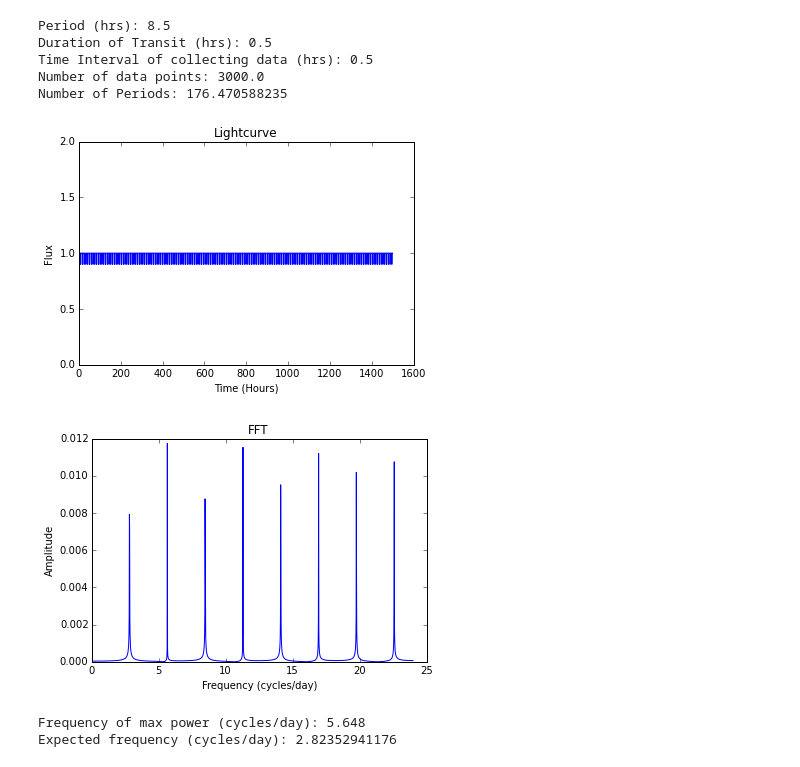
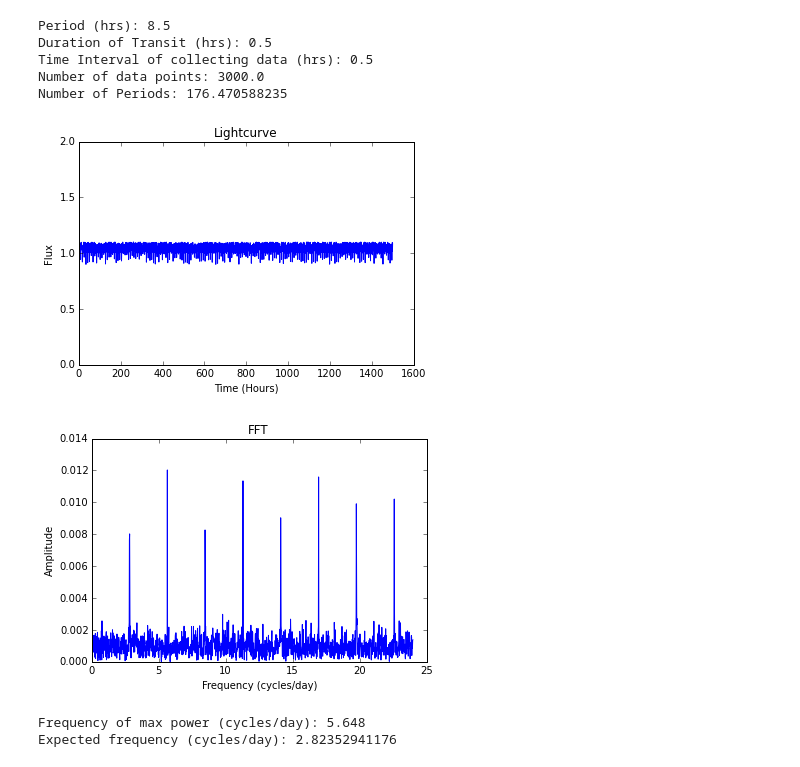
Before and after one commit to dianadianadiana/FFT, a Jupyter notebook: flux_function.ipynb, the cells around one changed output. Cells and saved outputs as stored; diff of their text form; code cells hidden in the pictures.

Commit message:
added scatter

```diff
--- a/flux_function.ipynb
+++ b/flux_function.ipynb
@@ -19,7 +19,7 @@ def flux(t, x):
     m = np.modf(orbital_phase)[1]
     t_m = t0 + m*x[2]
     trans_bool = np.abs(t-t_m) <= d/2
-    flux_mod = [1-x[0] if i else 1 for i in trans_bool]
+    flux_mod = [1-x[0] if i else 1 for i in trans_bool] + np.random.random_sample(N) * x[4]
     return flux_mod
 # %%
 #Variables
@@ -27,7 +27,7 @@ delta = .1 # depth # (Rplanet / Rstar)**2
 t0 = 0 # time of transit in hours
 period = 8.5 # orbital period in hours
 d = .5 # duration of transit in hours
-sigma = 0 #scatter
+sigma = .1 #scatter
 x = [delta, t0, period, d, sigma]
 
 time_int = .5 # time interval of receiving data in hours
@@ -43,8 +43,8 @@ t = np.linspace(a, b, N, endpoint = False)
 d_pts = (b-a)/N
 print("Number of Periods: " +str((b-a)/period))
 
-flux = flux(t,x)
-plt.plot(t, flux)
+f = flux(t,x)
+plt.plot(t, f)
 plt.title("Lightcurve")
 plt.xlabel("Time (Hours)")
 plt.ylabel("Flux")
@@ -56,32 +56,32 @@ Duration of Transit (hrs): 0.5
 Time Interval of collecting data (hrs): 0.5
 Number of data points: 3000.0
 Number of Periods: 176.470588235
-[figure, old version]
+[figure, new version]
 # %%
 #FFT part
 
 norm_fact = 2.0 / N # normalization factor
-f_flux = fft(flux) * norm_fact
+f_flux = fft(f) * norm_fact
 
-freq = fftfreq(np.int(len(flux)))
+freq = fftfreq(np.int(len(f)))
 freq_fact = 1.0 / d_pts #frequency factor # notice it is the same for y and y1
 
 postivefreq = freq > 0 # take only positive values
 freq, f_flux = freq[postivefreq], f_flux[postivefreq]
 
 power = np.abs(f_flux)
 
 conv_hr_day = 24. #conversion factor from cycles/hour to cycles/day
 plt.plot(freq*freq_fact*conv_hr_day, power,'b')
 #plt.xlim([0,.002])
 #plt.ylim([0,.004]) #plot in log space
 
 plt.title("FFT")
 plt.xlabel("Frequency (cycles/day)")
 plt.ylabel("Amplitude")
 plt.show()
 # %% [output]
-[figure, old version]
+[figure, new version]
 # %%
 pos_max_power = np.argmax(power)
 
```
